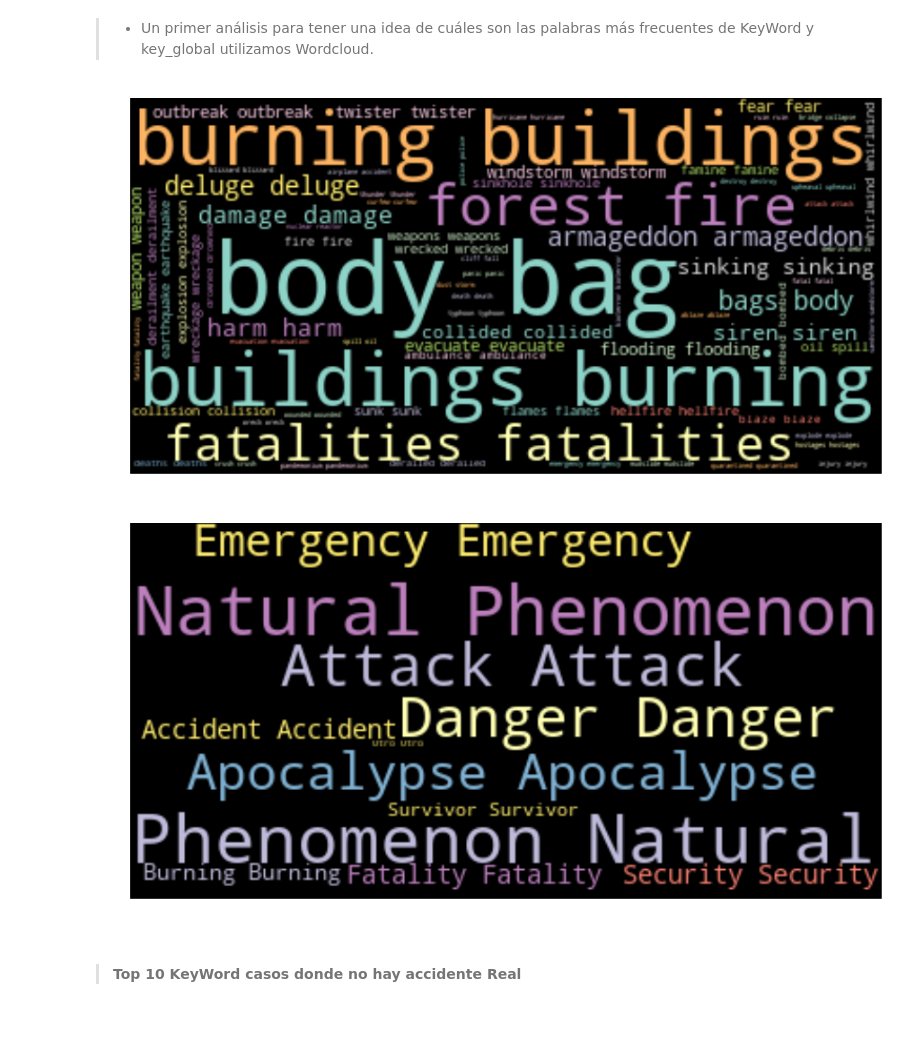
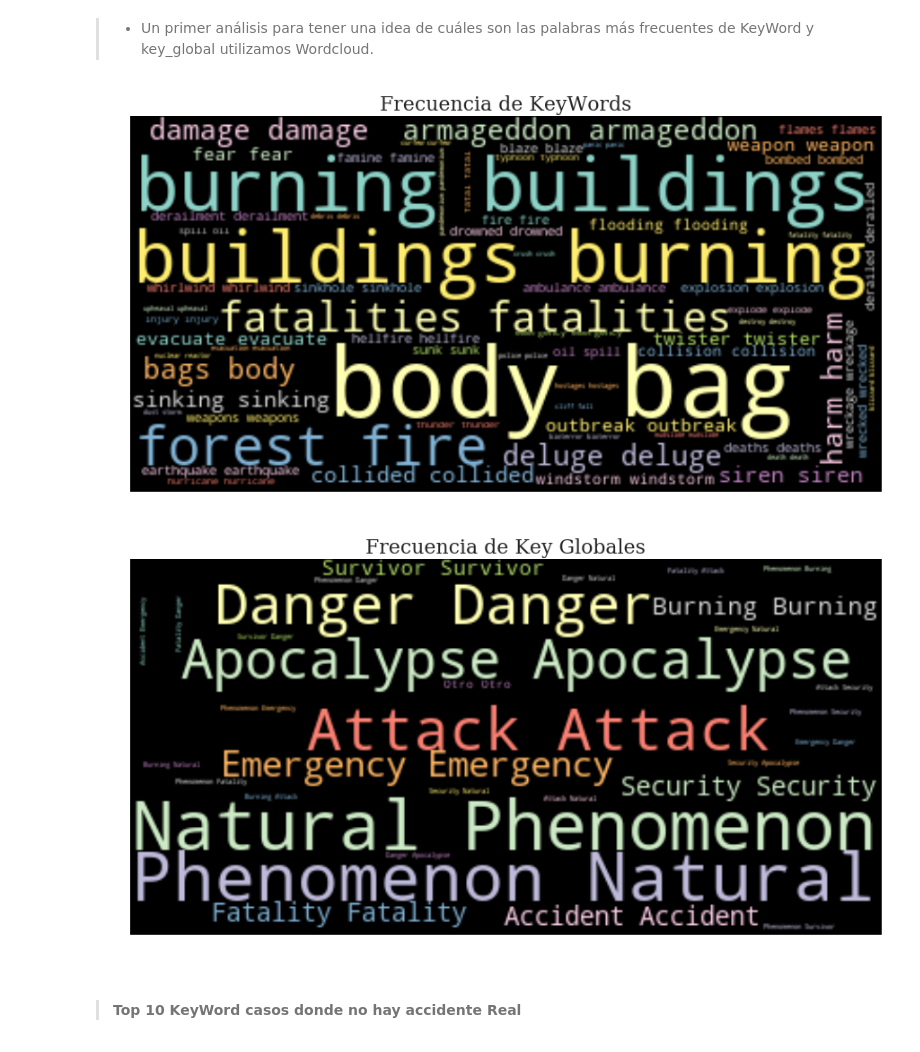
Before and after one commit to miguelAfonzalida/75.06-TP1-Grupo1, a Jupyter notebook: TP1_MF.ipynb, the cells around one changed output. Cells and saved outputs as stored; diff of their text form; code cells hidden in the pictures.

```diff
--- a/TP1_MF.ipynb
+++ b/TP1_MF.ipynb
@@ -209,14 +219,15 @@ sankey.sankey(df['key_global'],df['Veracidad'],aspect=20, fontsize=12)
 # %%
 from wordcloud import WordCloud, ImageColorGenerator
 text = " ".join(str(each) for each in df['keyword'])
 wordcloud = WordCloud(max_words=200,colormap='Set3', background_color="black").generate(text)
 plt.figure(figsize=(15,10))
 plt.imshow(wordcloud, interpolation='Bilinear')
 plt.axis("off")
+plt.title('Frecuencia de KeyWords',fontsize=22)
 plt.figure(1,figsize=(12, 12))
 plt.show()
 # %% [output]
-[figure, old version]
+[figure, new version]
 # %%
 from wordcloud import WordCloud, ImageColorGenerator
 text = " ".join(str(each) for each in df['key_global'])
@@ -224,10 +235,11 @@ wordcloud = WordCloud(max_words=200,colormap='Set3', background_color="black").g
 plt.figure(figsize=(15,10))
 plt.imshow(wordcloud, interpolation='Bilinear')
 plt.axis("off")
+plt.title('Frecuencia de Key Globales',fontsize=22)
 plt.figure(1,figsize=(12, 12))
 plt.show()
 # %% [output]
-[figure, old version]
+[figure, new version]
 # %% [markdown]
 > ####  Top 10 KeyWord casos donde no hay accidente Real
 # %%
```
Also changed, not shown: parts of 36 cells of this notebook.
